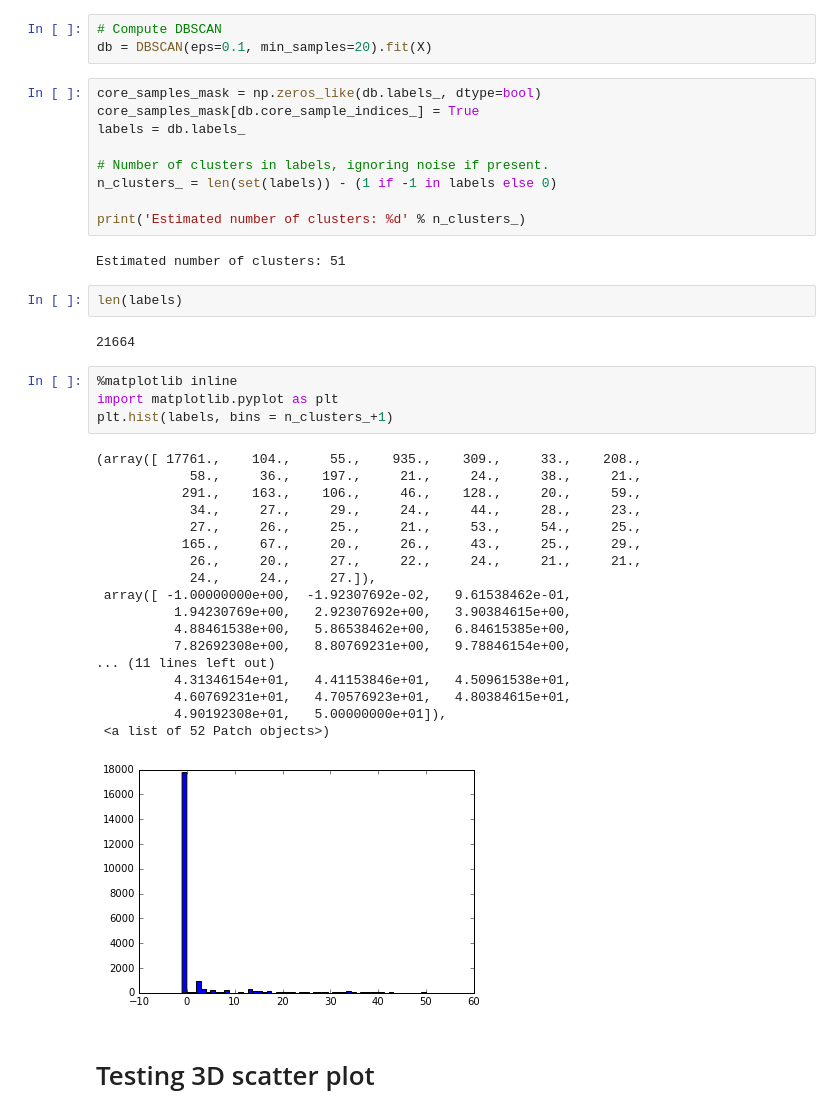
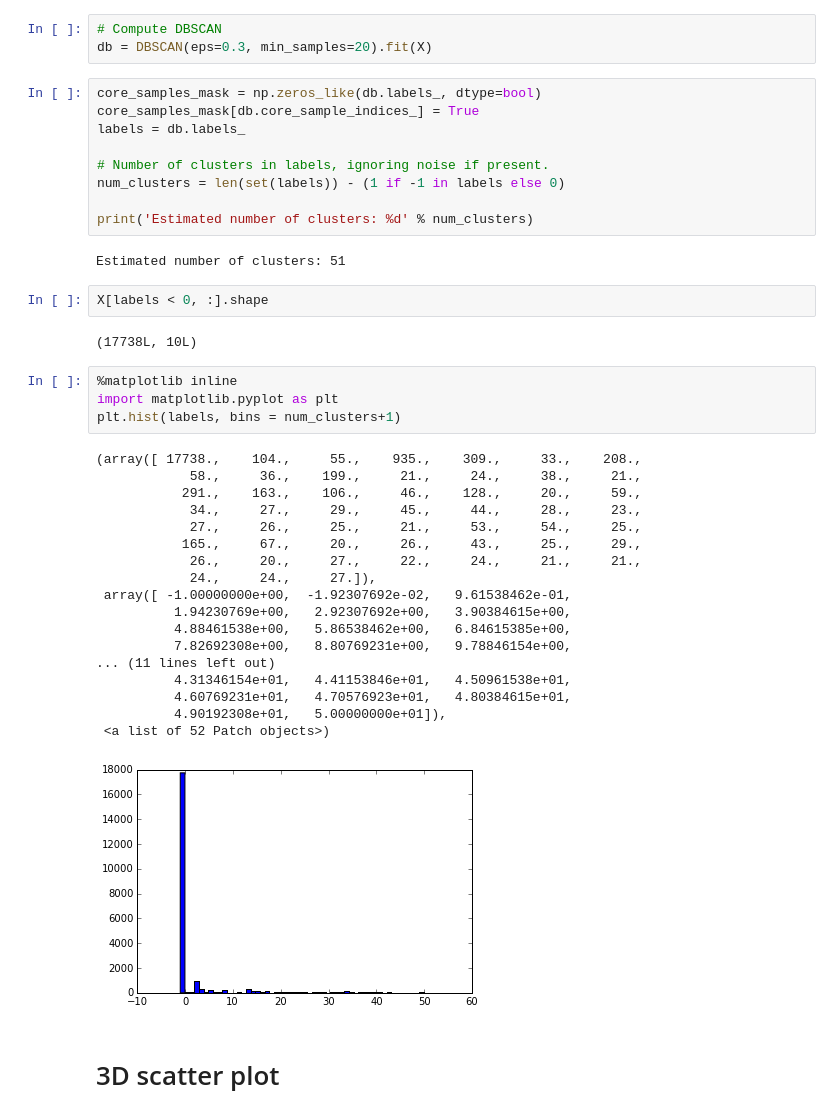
Before and after one commit to equalitie/BotHound, a Jupyter notebook: ipython/Clustering.ipynb, the cells around one changed output. Saved outputs shown, nothing was run; the diff lists cells and outputs as text.

```diff
--- a/ipython/Clustering.ipynb
+++ b/ipython/Clustering.ipynb
@@ -145,43 +161,43 @@ from sklearn.cluster import DBSCAN
 # %%
 # Compute DBSCAN
-db = DBSCAN(eps=0.1, min_samples=20).fit(X)
+db = DBSCAN(eps=0.3, min_samples=20).fit(X)
 # %%
 core_samples_mask = np.zeros_like(db.labels_, dtype=bool)
 core_samples_mask[db.core_sample_indices_] = True
 labels = db.labels_
 
 # Number of clusters in labels, ignoring noise if present.
-n_clusters_ = len(set(labels)) - (1 if -1 in labels else 0)
+num_clusters = len(set(labels)) - (1 if -1 in labels else 0)
 
-print('Estimated number of clusters: %d' % n_clusters_)
+print('Estimated number of clusters: %d' % num_clusters)
 # %% [output]
 Estimated number of clusters: 51
-# %%
-len(labels)
-# %% [output]
-21664
+# %%
+X[labels < 0, :].shape
+# %% [output]
+(17738L, 10L)
 # %%
 %matplotlib inline
 import matplotlib.pyplot as plt
-plt.hist(labels, bins = n_clusters_+1)
+plt.hist(labels, bins = num_clusters+1)
 # %% [output]
-(array([ 17761.,    104.,     55.,    935.,    309.,     33.,    208.,
-            58.,     36.,    197.,     21.,     24.,     38.,     21.,
+(array([ 17738.,    104.,     55.,    935.,    309.,     33.,    208.,
+            58.,     36.,    199.,     21.,     24.,     38.,     21.,
            291.,    163.,    106.,     46.,    128.,     20.,     59.,
-            34.,     27.,     29.,     24.,     44.,     28.,     23.,
+            34.,     27.,     29.,     45.,     44.,     28.,     23.,
             27.,     26.,     25.,     21.,     53.,     54.,     25.,
            165.,     67.,     20.,     26.,     43.,     25.,     29.,
             26.,     20.,     27.,     22.,     24.,     21.,     21.,
             24.,     24.,     27.]),
  array([ -1.00000000e+00,  -1.92307692e-02,   9.61538462e-01,
           1.94230769e+00,   2.92307692e+00,   3.90384615e+00,
           4.88461538e+00,   5.86538462e+00,   6.84615385e+00,
           7.82692308e+00,   8.80769231e+00,   9.78846154e+00,
 ... (11 lines left out)
           4.31346154e+01,   4.41153846e+01,   4.50961538e+01,
           4.60769231e+01,   4.70576923e+01,   4.80384615e+01,
           4.90192308e+01,   5.00000000e+01]),
  <a list of 52 Patch objects>)
-[figure, old version]
+[figure, new version]
 # %% [markdown]
-# Testing 3D scatter plot
+# 3D scatter plot
```
Also changed, not shown: parts of 9 cells of this notebook.
